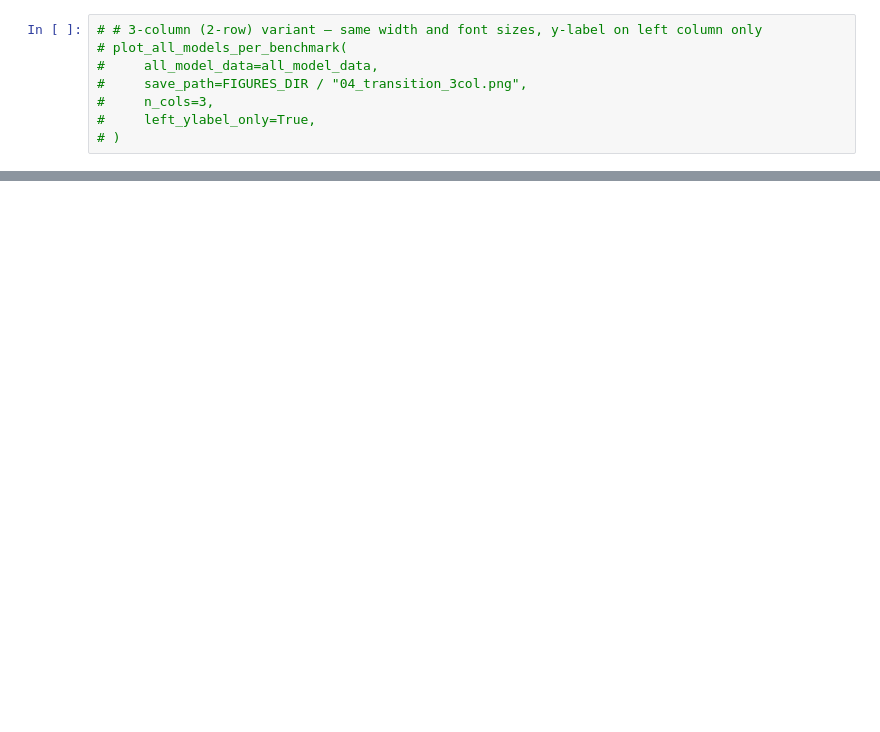
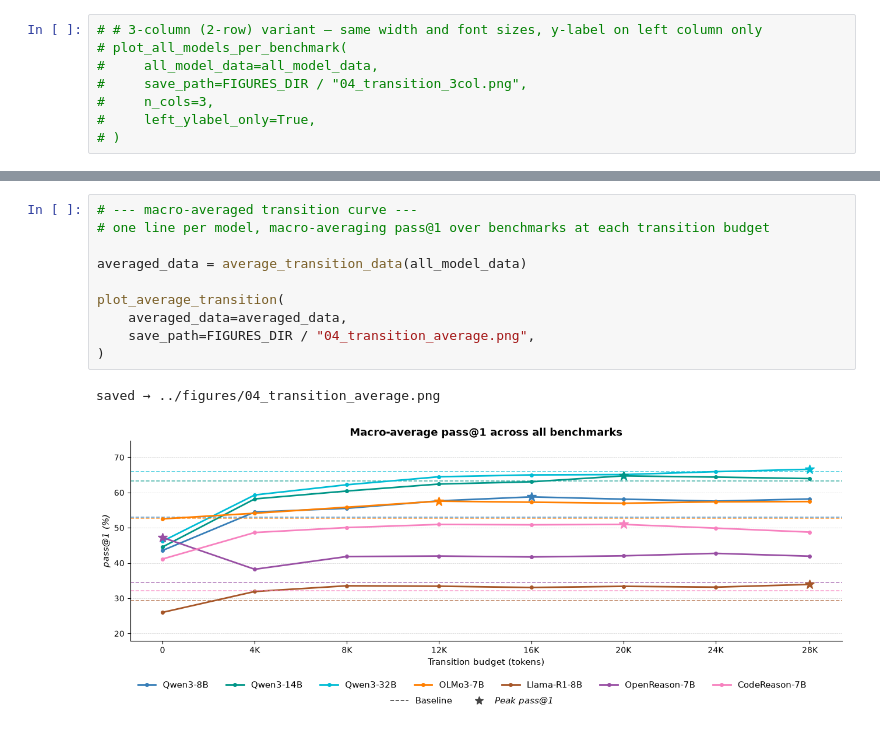
Before and after one commit to itsluketwist/think-overflow, a Jupyter notebook: notebooks/04_transition.ipynb, the cells around one changed output, grey strips where cells are left out. Drawn from its saved outputs; the diff is of its cells as text; blank space fills up the shorter version.

```diff
--- a/notebooks/04_transition.ipynb
+++ b/notebooks/04_transition.ipynb
@@ -396,0 +573,13 @@ saved → ../figures/04_transition.png
+# %%
+# --- macro-averaged transition curve ---
+# one line per model, macro-averaging pass@1 over benchmarks at each transition budget
+
+averaged_data = average_transition_data(all_model_data)
+
+plot_average_transition(
+    averaged_data=averaged_data,
+    save_path=FIGURES_DIR / "04_transition_average.png",
+)
+# %% [output]
+saved → ../figures/04_transition_average.png
+[figure, added]
```
Also changed, not shown: parts of 2 cells of this notebook, 9 other files.
